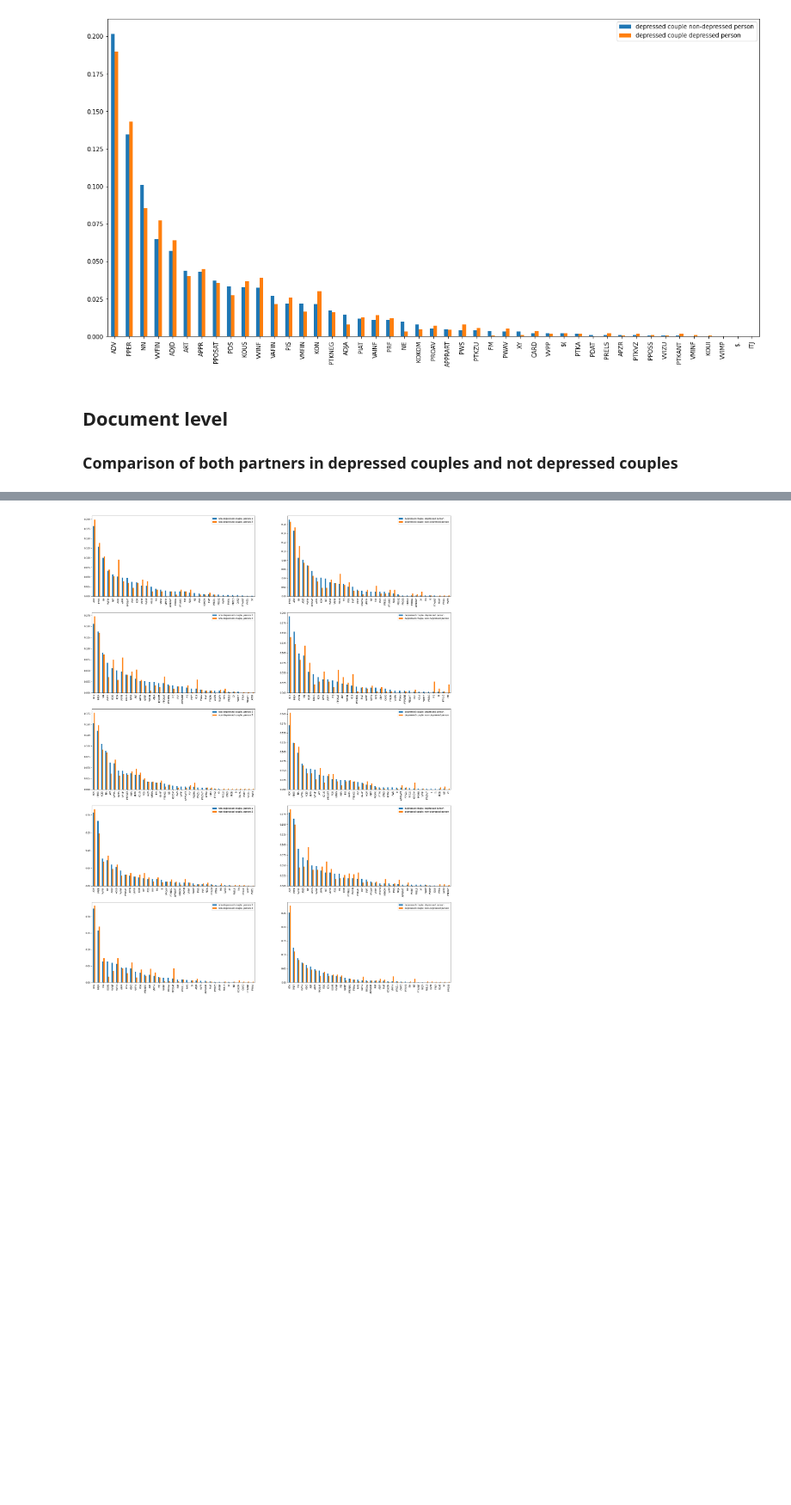
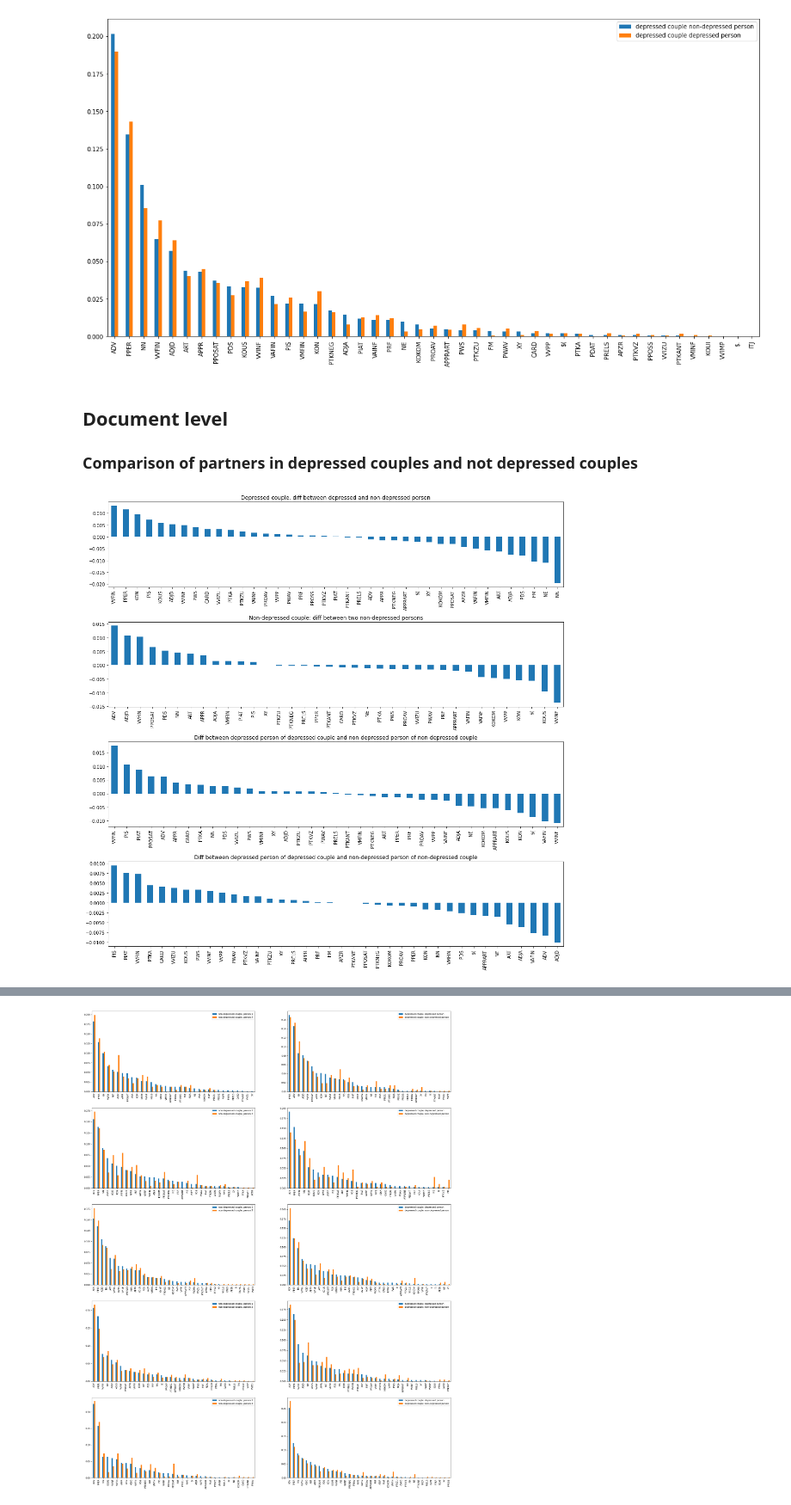
Before and after one commit to gitexa/sigmund, a Jupyter notebook: data_description.ipynb, the cells around one changed output, grey strips where cells are left out. Shown at 86% size. Drawn from its saved outputs; the diff is of its cells as text; code cells hidden in the pictures; blank space fills up the shorter version.

```diff
--- a/data_description.ipynb
+++ b/data_description.ipynb
@@ -213,7 +229,7 @@ pos_summary.plot(kind='bar', figsize=(20,10))
 # %% [markdown]
 ## Document level
 
-### Comparison of both partners in depressed couples and not depressed couples
+### Comparison of partners in depressed couples and not depressed couples
 # %%
 couples_ids = df.couple_id.value_counts().index.sort_values().values
 
@@ -224,10 +240,10 @@ for id in couples_ids:
 
     # depressed couples -> if depression group
     if(df.loc[(df['couple_id'] == id)]['group'].value_counts().index.values[0] == 1):
-        depressed_couple_depressed_person = df.loc[(df['couple_id'] == id) & (df['group'] == 1) & (df['gender'] == 'W')]['normalized_text'].dropna().tolist()
+        depressed_couple_depressed_person = df.loc[(df['couple_id'] == id) & (df['group'] == 1) & (df['gender'] == 'W')]['lemmatized'].dropna().tolist()
         depressed_couple_depressed_person_string = ' '.join(depressed_couple_depressed_person)
 
-        depressed_couple_non_depressed_person = df.loc[(df['couple_id'] == id) & (df['group'] == 1) & (df['gender'] == 'M')]['normalized_text'].dropna().tolist()
+        depressed_couple_non_depressed_person = df.loc[(df['couple_id'] == id) & (df['group'] == 1) & (df['gender'] == 'M')]['lemmatized'].dropna().tolist()
         depressed_couple_non_depressed_person_string = ' '.join(depressed_couple_non_depressed_person)
 
         doc_depressed_couple_depressed_person = nlp(depressed_couple_depressed_person_string)
@@ -247,10 +263,10 @@ for id in couples_ids:
 
     # non-depressed couples
     elif(df.loc[(df['couple_id'] == id)]['group'].value_counts().index.values[0] == 0):
-        non_depressed_couple_person1 = df.loc[(df['couple_id'] == id) & (df['group'] == 0) & (df['gender'] == 'W')]['normalized_text'].dropna().tolist()
+        non_depressed_couple_person1 = df.loc[(df['couple_id'] == id) & (df['group'] == 0) & (df['gender'] == 'W')]['lemmatized'].dropna().tolist()
         non_depressed_couple_person1_string = ' '.join(non_depressed_couple_person1)
 
-        non_depressed_couple_person2 = df.loc[(df['couple_id'] == id) & (df['group'] == 0) & (df['gender'] == 'M')]['normalized_text'].dropna().tolist()
+        non_depressed_couple_person2 = df.loc[(df['couple_id'] == id) & (df['group'] == 0) & (df['gender'] == 'M')]['lemmatized'].dropna().tolist()
         non_depressed_couple_person2_string = ' '.join(non_depressed_couple_person2)
 
         doc_non_depressed_couple_person1 = nlp(non_depressed_couple_person1_string)
@@ -267,3 +283,51 @@ for id in couples_ids:
         pos_summary = pd.concat([pos_non_depressed_couple_person1_summary, pos_non_depressed_couple_person2_summary], axis=1)
 
         non_depressed_couples.append((id, pos_summary))
+# %%
+# POS of all depressed/non-depressed couples in one dataframe
+all_depressed_couples = pd.concat([depressed_couples[0][1], depressed_couples[1][1], depressed_couples[2][1],  depressed_couples[3][1], depressed_couples[4][1]], axis=1, keys=['couple1', 'couple2', 'couple3', 'couple4', 'couple5'])
+
+all_non_depressed_couples = pd.concat([non_depressed_couples[0][1], non_depressed_couples[1][1], non_depressed_couples[2][1], non_depressed_couples[3][1], non_depressed_couples[4][1]], axis=1, keys=['couple1', 'couple2', 'couple3', 'couple4', 'couple5'])
+
+# Order by person
+all_depressed_couples_all_depressed_persons = pd.DataFrame([all_depressed_couples['couple1']['depressed couple, depressed person'], all_depressed_couples['couple2']['depressed couple, depressed person'], all_depressed_couples['couple3']['depressed couple, depressed person'], all_depressed_couples['couple4']['depressed couple, depressed person'], all_depressed_couples['couple5']['depressed couple, depressed person']]).transpose()
+
+all_depressed_couples_all_non_depressed_persons = pd.DataFrame([all_depressed_couples['couple1']['depressed couple, non-depressed person'], all_depressed_couples['couple2']['depressed couple, non-depressed person'], all_depressed_couples['couple3']['depressed couple, non-depressed person'], all_depressed_couples['couple4']['depressed couple, non-depressed person'], all_depressed_couples['couple5']['depressed couple, non-depressed person']]).transpose()
+
+all_depressed_couples_all_Mpersons = pd.DataFrame([all_non_depressed_couples['couple1']['non-depressed couple, person 1'], all_non_depressed_couples['couple2']['non-depressed couple, person 1'], all_non_depressed_couples['couple3']['non-depressed couple, person 1'], all_non_depressed_couples['couple4']['non-depressed couple, person 1'], all_non_depressed_couples['couple5']['non-depressed couple, person 1']]).transpose()
+
+all_depressed_couples_all_Wpersons = pd.DataFrame([all_non_depressed_couples['couple1']['non-depressed couple, person 2'], all_non_depressed_couples['couple2']['non-depressed couple, person 2'], all_non_depressed_couples['couple3']['non-depressed couple, person 2'], all_non_depressed_couples['couple4']['non-depressed couple, person 2'], all_non_depressed_couples['couple5']['non-depressed couple, person 2']]).transpose()
+
+'Calculate mean'
+mean_adcadp = all_depressed_couples_all_depressed_persons.mean(axis=1)
+mean_adcandp = all_depressed_couples_all_non_depressed_persons.mean(axis=1)
+mean_andcaMp = all_depressed_couples_all_Mpersons.mean(axis=1)
+mean_andcaWp = all_depressed_couples_all_Wpersons.mean(axis=1)
+
+var_adcadp = all_depressed_couples_all_depressed_persons.var(axis=1)
+var_adcandp = all_depressed_couples_all_non_depressed_persons.var(axis=1)
+var_andcaMp = all_depressed_couples_all_Mpersons.var(axis=1)
+var_andcaWp = all_depressed_couples_all_Wpersons.var(axis=1)
+
+
+# Several comparisons: non-depressed person, depressed person of a depressed couple
+meandiff_depressed_couple = (mean_adcadp-mean_adcandp).dropna().sort_values(ascending=False)
+vardiff_depressed_couple = (var_adcadp-var_adcandp).dropna().sort_values(ascending=False)
+
+# Check between both person groups of a non-depressed couple
+meandiff_non_depressed_couple = (mean_andcaWp-mean_andcaMp).dropna().sort_values(ascending=False)
+vardiff_non_depressed_couple = (var_andcaWp-var_andcaMp).dropna().sort_values(ascending=False)
+
+# Check between depressed person of one couple with non-depressed persons of non-depressed couple
+meandiff_depressed_couple_depressed_person_non_depressed_couple_Mperson = (mean_adcadp-mean_andcaMp).dropna().sort_values(ascending=False)
+meandiff_depressed_couple_depressed_person_non_depressed_couple_Fperson = (mean_adcadp-mean_andcaWp).dropna().sort_values(ascending=False)
+
+# plot
+fig, ax = plt.subplots(4,1, figsize=(15,15))
+meandiff_depressed_couple.plot.bar(ax=ax[0], title='Depressed couple: diff between depressed and non-depressed person')
+meandiff_non_depressed_couple.plot.bar(ax=ax[1], title='Non-depressed couple: diff between two non-depressed persons')
+meandiff_depressed_couple_depressed_person_non_depressed_couple_Mperson.plot.bar(ax=ax[2], title='Diff between depressed person of depressed couple and non-depressed person of non-depressed couple')
+meandiff_depressed_couple_depressed_person_non_depressed_couple_Fperson.plot.bar(ax=ax[3], title='Diff between depressed person of depressed couple and non-depressed person of non-depressed couple')
+plt.tight_layout()
+# %% [output]
+[figure, added]
```
Also changed, not shown: parts of 9 cells of this notebook.
